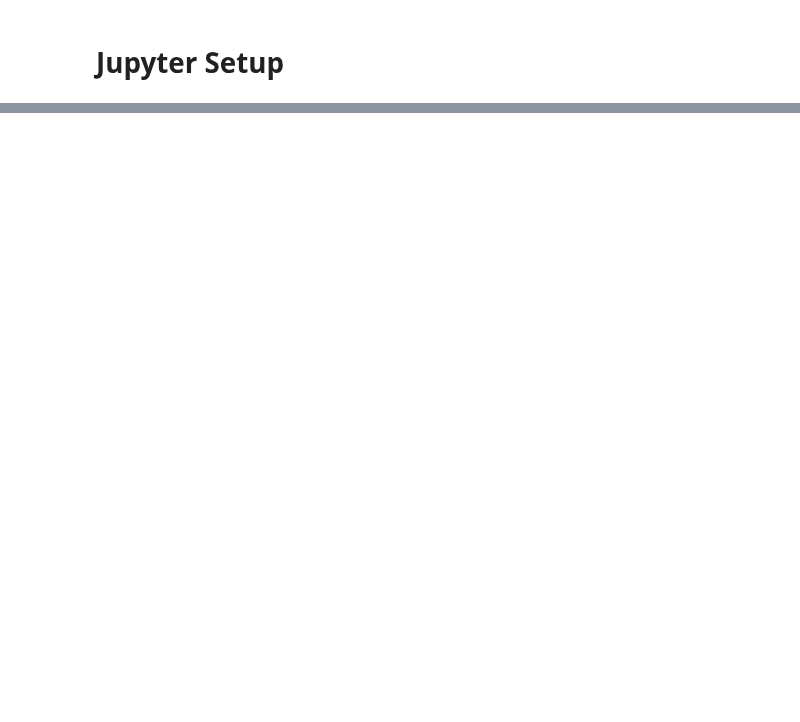
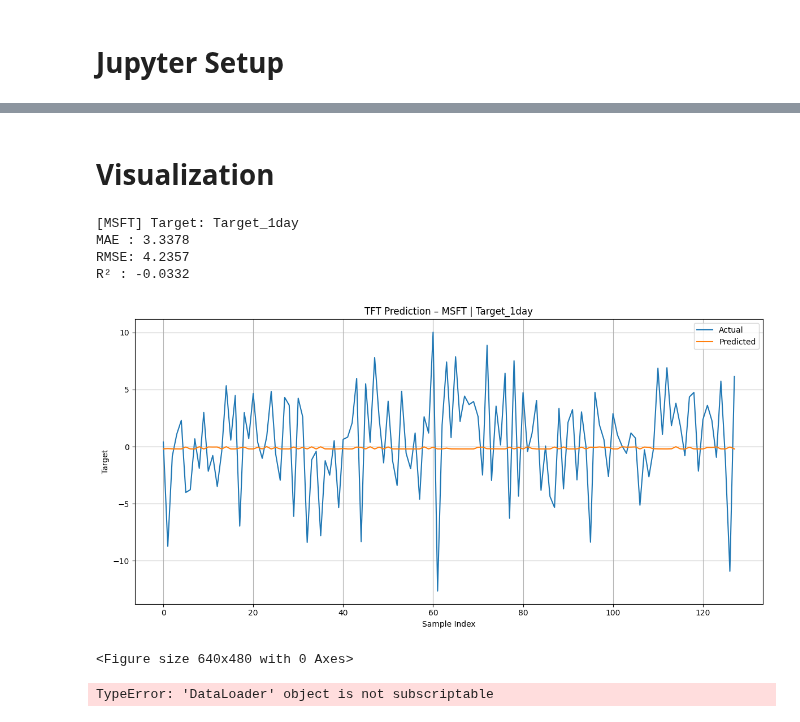
Before and after one commit to ManuelBagasina/DATCapstone, a Jupyter notebook: TFT.ipynb, the cells around one changed output, grey strips where cells are left out. Cells and saved outputs as stored; diff of their text form; code cells hidden in the pictures; blank space fills up the shorter version.

```diff
--- a/TFT.ipynb
+++ b/TFT.ipynb
@@ -536,0 +135,4 @@ print("\nModel training and evaluation complete. Check the output directory for
+# %%
+# Define train/validation split
+training_cutoff = df_ticker.shape[0] - int(df_ticker.shape[0] * 0.2)  # 80/20 split
+print(f"Training cutoff at index {training_cutoff} (80% of {df_ticker.shape[0]} rows)")
@@ -536,0 +245,14 @@ print("\nModel training and evaluation complete. Check the output directory for
+# %%
+# Generate predictions
+pred_dataloader = validation.to_dataloader(batch_size=batch_size, shuffle=False)
+predictions = tft.predict(pred_dataloader)
+
+# Extract actual values
+actuals = torch.cat([y[0] for x, y in iter(pred_dataloader)])
+
+# Convert to numpy arrays
+# Move predictions and actuals to CPU before converting to NumPy
+y_pred = predictions.cpu().detach().numpy()
+y_true = actuals.cpu().detach().numpy()
+
+print(f"Generated predictions for {len(y_pred)} samples")
@@ -536,0 +271,49 @@ print("\nModel training and evaluation complete. Check the output directory for
+# %% [markdown]
+# Visualization
+# %%
+min_length = min(len(y_true), len(y_pred))
+y_true = y_true[:min_length]
+y_pred = y_pred[:min_length]
+
+# Now calculate metrics
+mae = mean_absolute_error(y_true, y_pred)
+rmse = np.sqrt(mean_squared_error(y_true, y_pred))
+r2 = r2_score(y_true, y_pred)
+
+print(f"\n[{ticker}] Target: {target}")
+print(f"MAE : {mae:.4f}")
+print(f"RMSE: {rmse:.4f}")
+print(f"R² : {r2:.4f}")
+# %% [output]
+[MSFT] Target: Target_1day
+MAE : 3.3378
+RMSE: 4.2357
+R² : -0.0332
+# %%
+# Visualization
+plt.figure(figsize=(12, 6))
+plt.plot(y_true, label='Actual')
+plt.plot(y_pred, label='Predicted')
+plt.title(f"TFT Prediction – {ticker} | {target}")
+plt.xlabel('Sample Index')
+plt.ylabel('Target')
+plt.legend()
+plt.grid(True)
+plt.tight_layout()
+# %% [output]
+[figure, added]
+# %%
+# Save the plot
+filename = f'msft_tft_{target}.png'
+plt.savefig(filename)
+plt.show()
+# %% [output]
+<Figure size 640x480 with 0 Axes>
+# %%
+# Optional: Analyze variable importance
+importance = tft.interpret_output(val_dataloader)
+print("Variable importance scores:")
+for idx, feature in enumerate(importance.mean(0)):
+    print(f"{feature.item():.4f}: {tft.hparams.encoder_variables[idx]}")
+# %% [output]
+TypeError: 'DataLoader' object is not subscriptable
```
Also changed, not shown: parts of 61 cells of this notebook.
